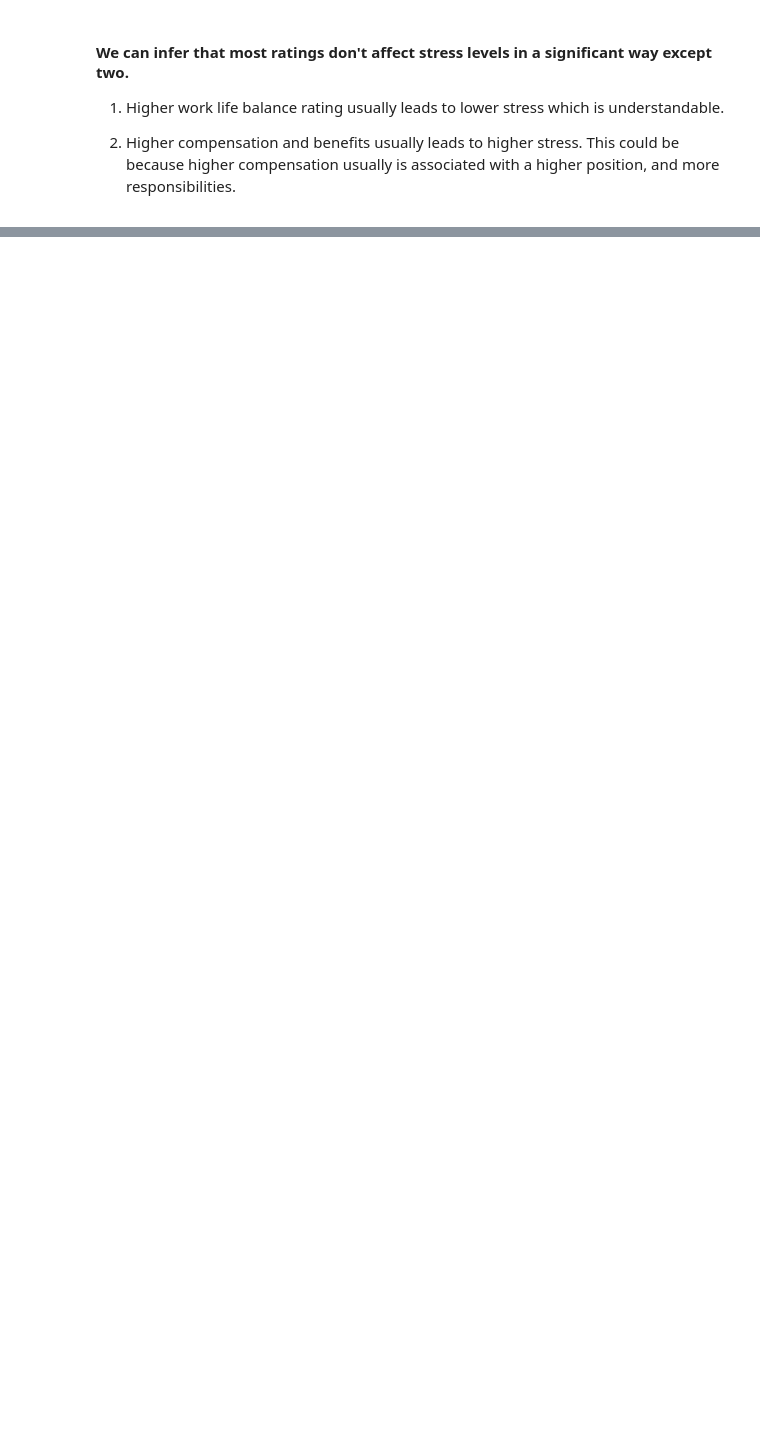
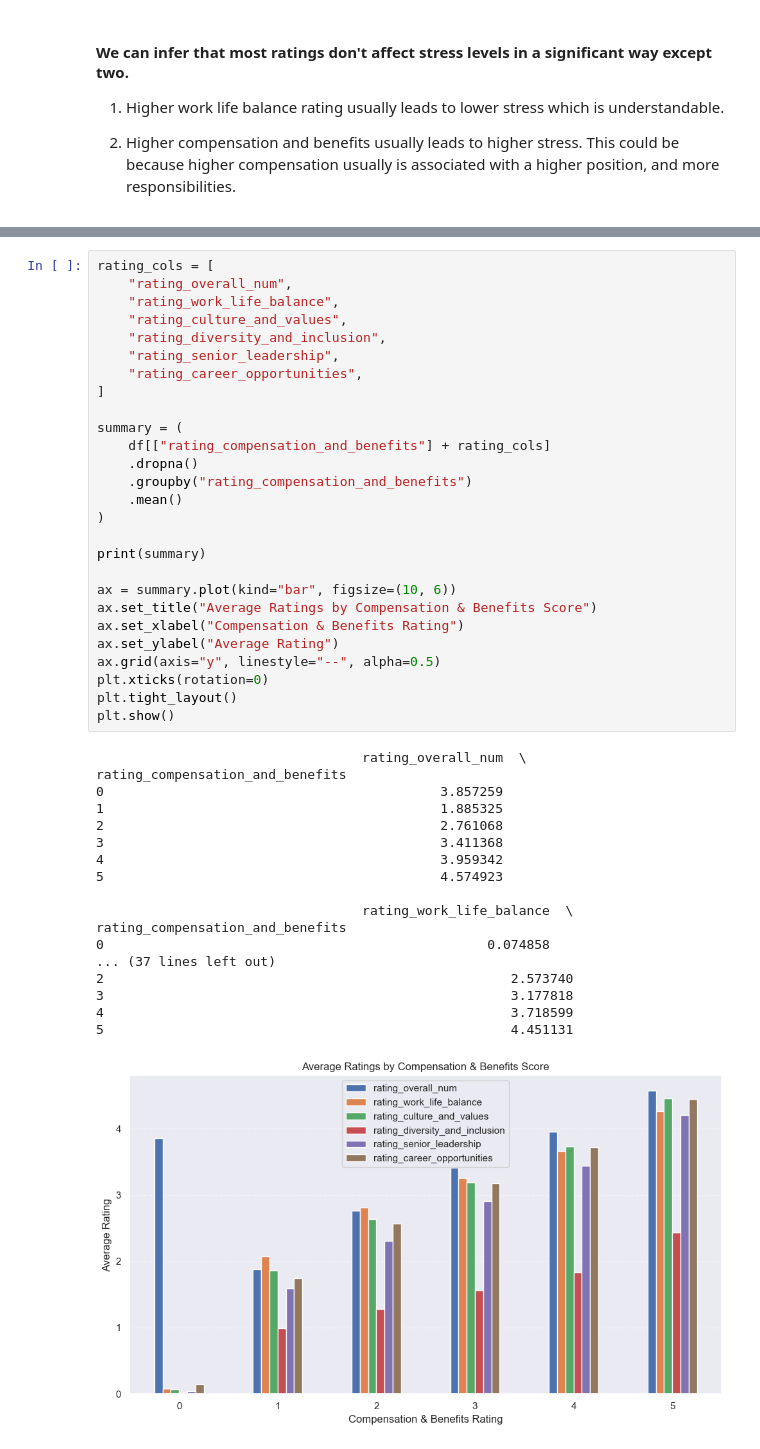
Before and after one commit to dchatz05/Thesis, a Jupyter notebook: Data.ipynb, the cells around one changed output, grey strips where cells are left out. Saved outputs shown, nothing was run; the diff lists cells and outputs as text; blank space fills up the shorter version.

```diff
--- a/Data.ipynb
+++ b/Data.ipynb
@@ -396,0 +380,46 @@ df.head()
+# %%
+rating_cols = [
+    "rating_overall_num",
+    "rating_work_life_balance",
+    "rating_culture_and_values",
+    "rating_diversity_and_inclusion",
+    "rating_senior_leadership",
+    "rating_career_opportunities",
+]
+
+summary = (
+    df[["rating_compensation_and_benefits"] + rating_cols]
+    .dropna()
+    .groupby("rating_compensation_and_benefits")
+    .mean()
+)
+
+print(summary)
+
+ax = summary.plot(kind="bar", figsize=(10, 6))
+ax.set_title("Average Ratings by Compensation & Benefits Score")
+ax.set_xlabel("Compensation & Benefits Rating")
+ax.set_ylabel("Average Rating")
+ax.grid(axis="y", linestyle="--", alpha=0.5)
+plt.xticks(rotation=0)
+plt.tight_layout()
+plt.show()
+# %% [output]
+                                  rating_overall_num  \
+rating_compensation_and_benefits
+0                                           3.857259
+1                                           1.885325
+2                                           2.761068
+3                                           3.411368
+4                                           3.959342
+5                                           4.574923
+
+                                  rating_work_life_balance  \
+rating_compensation_and_benefits
+0                                                 0.074858
+... (37 lines left out)
+2                                                    2.573740
+3                                                    3.177818
+4                                                    3.718599
+5                                                    4.451131
+[figure, added]
```
Also changed, not shown: parts of 12 cells of this notebook, 1 other file.
